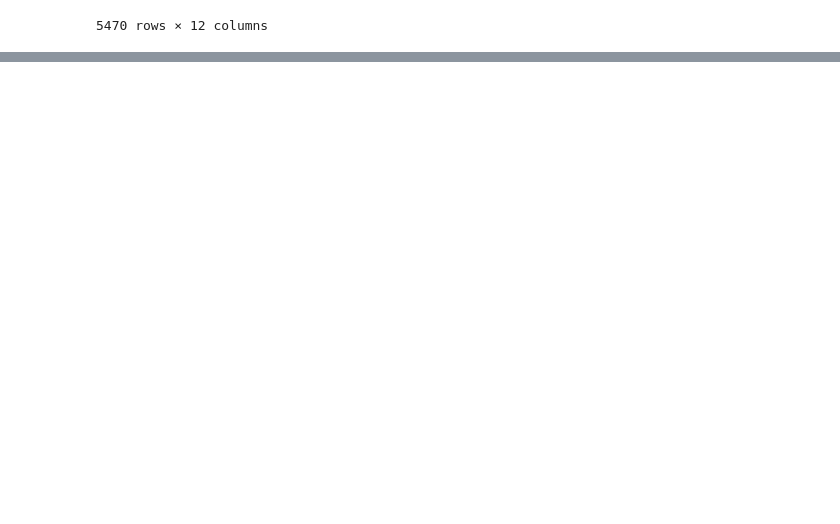
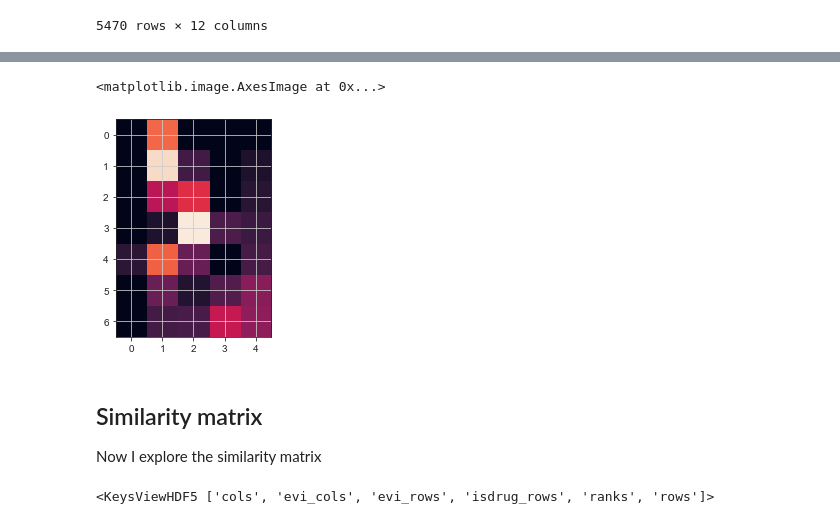
Before and after one commit to sbnb-irb/covid19, a Jupyter notebook: notebooks/explore.ipynb, the cells around one changed output, grey strips where cells are left out. Cells and saved outputs as stored; diff of their text form; code cells hidden in the pictures; blank space fills up the shorter version.

Commit message:
working on explore

```diff
--- a/notebooks/explore.ipynb
+++ b/notebooks/explore.ipynb
@@ -139,0 +174,22 @@ load_df(simtype="cc", evidence=1, moa=3, sort_by="lpv_4")
+# %%
+M = np.zeros((7, 5))
+for i, moa in enumerate([-2, 0, 1, 2, 3, 4, 5]):
+    for j, evi in enumerate([-1, 0, 1, 2, 3]):
+        n = len(df_lit[(df_lit["evidence"] == evi) & (df_lit["moa"] == moa)])
+        d = len(df_lit[(df_lit["evidence"] == evi) | (df_lit["moa"] == moa)])
+        M[i,j] = n/d
+# %%
+plt.imshow(M)
+# %% [output]
+<matplotlib.image.AxesImage at 0x...>
+[figure, added]
+# %% [markdown]
+## Similarity matrix
+
+Now I explore the similarity matrix
+# %%
+with h5py.File("../outputs/dist_cc.h5", "r") as hf:
+    ranks = hf["ranks"][:]
+    print(hf.keys())
+# %% [output]
+<KeysViewHDF5 ['cols', 'evi_cols', 'evi_rows', 'isdrug_rows', 'ranks', 'rows']>
```
Also changed, not shown: parts of 12 cells of this notebook, 1 other file.
